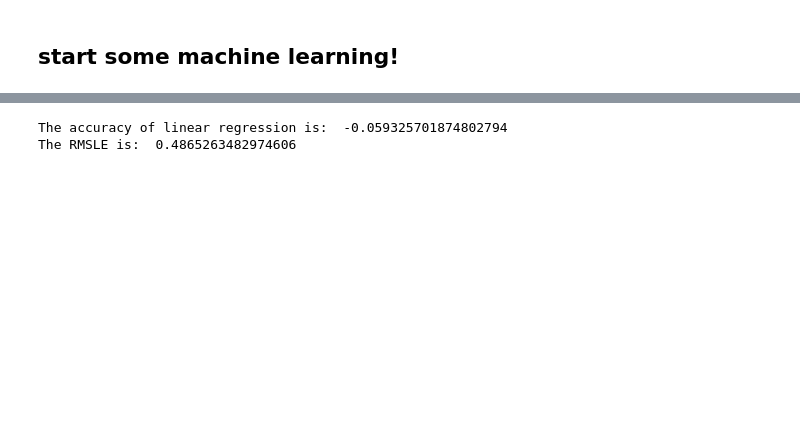
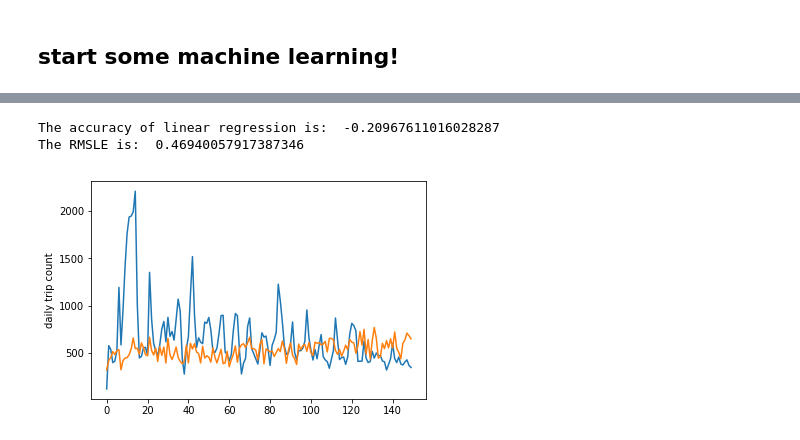
Before and after one commit to Mannequintessential/machine-learning-udacity-course, a Jupyter notebook: projects/capstone/restartMyBrain.ipynb, the cells around one changed output, grey strips where cells are left out. Saved outputs shown, nothing was run; the diff lists cells and outputs as text; code cells hidden in the pictures; blank space fills up the shorter version.

```diff
--- a/projects/capstone/restartMyBrain.ipynb
+++ b/projects/capstone/restartMyBrain.ipynb
@@ -186,0 +204,17 @@ dailyStats.head()
+# %%
+# add a date column that contains
+import dateutil.parser
+trips['date'] = trips['start_time'].map(lambda x: dateutil.parser.parse(x).date())
+trips['date'] = trips['date'].map(lambda x: x.strftime('%Y-%m-%d'))
+
+idx = pd.date_range('2013-12-21', '2017-07-31')
+
+tripCount = trips.date.value_counts()
+print(len(tripCount))
+tripCount.index = pd.DatetimeIndex(tripCount.index)
+tripCount = tripCount.reindex(idx, fill_value=0)
+dailyStats.drop(dailyStats.index[tripCount == 0],inplace=True)
+tripCount.drop(tripCount.index[tripCount == 0],inplace=True)
+
+tripCount.sort_index(inplace=True)
+tripCount.tail()
@@ -187,3 +229,6 @@ dailyStats.head()
+# %%
+tripCount.reset_index(drop=True,inplace=True)
+dailyStats.reset_index(drop=True,inplace=True)
 # %%
 X_train = dailyStats[dailyStats.index<1107]
 X_test = dailyStats[dailyStats.index>=1107]
@@ -237,8 +280,12 @@ print(len(X_test))
 from sklearn.linear_model import LinearRegression
 from sklearn.linear_model import Ridge
 from sklearn.linear_model import Lasso
+from sklearn.linear_model import LogisticRegression
 from sklearn.tree import DecisionTreeRegressor
 from sklearn.ensemble import RandomForestRegressor, GradientBoostingRegressor, AdaBoostRegressor
 from sklearn.svm import SVR
+from sklearn.neural_network import MLPRegressor
 from sklearn import model_selection, preprocessing
+
+t = np.arange(0,len(y_test))
 # %%
@@ -253,10 +309,14 @@ def rmsle(y, y_):
 # %%
 clf = LinearRegression(normalize= True)
 clf.fit(X_train, y_train)
 print("The accuracy of linear regression is: ", clf.score(X_test, y_test), "\nThe RMSLE is: ", rmsle(y_test, clf.predict(X_test)))
+plt.plot(t,y_test,t,clf.predict(X_test))
+plt.ylabel('daily trip count')
+plt.show()
 # %% [output]
-The accuracy of linear regression is:  -0.059325701874802794
-The RMSLE is:  0.4865263482974606
+The accuracy of linear regression is:  -0.20967611016028287
+The RMSLE is:  0.46940057917387346
+[figure, added]
 # %%
 clf = Ridge(alpha=0.1)
 clf.fit(X_train, y_train)
```
Also changed, not shown: parts of 27 cells of this notebook, 1 other file.
